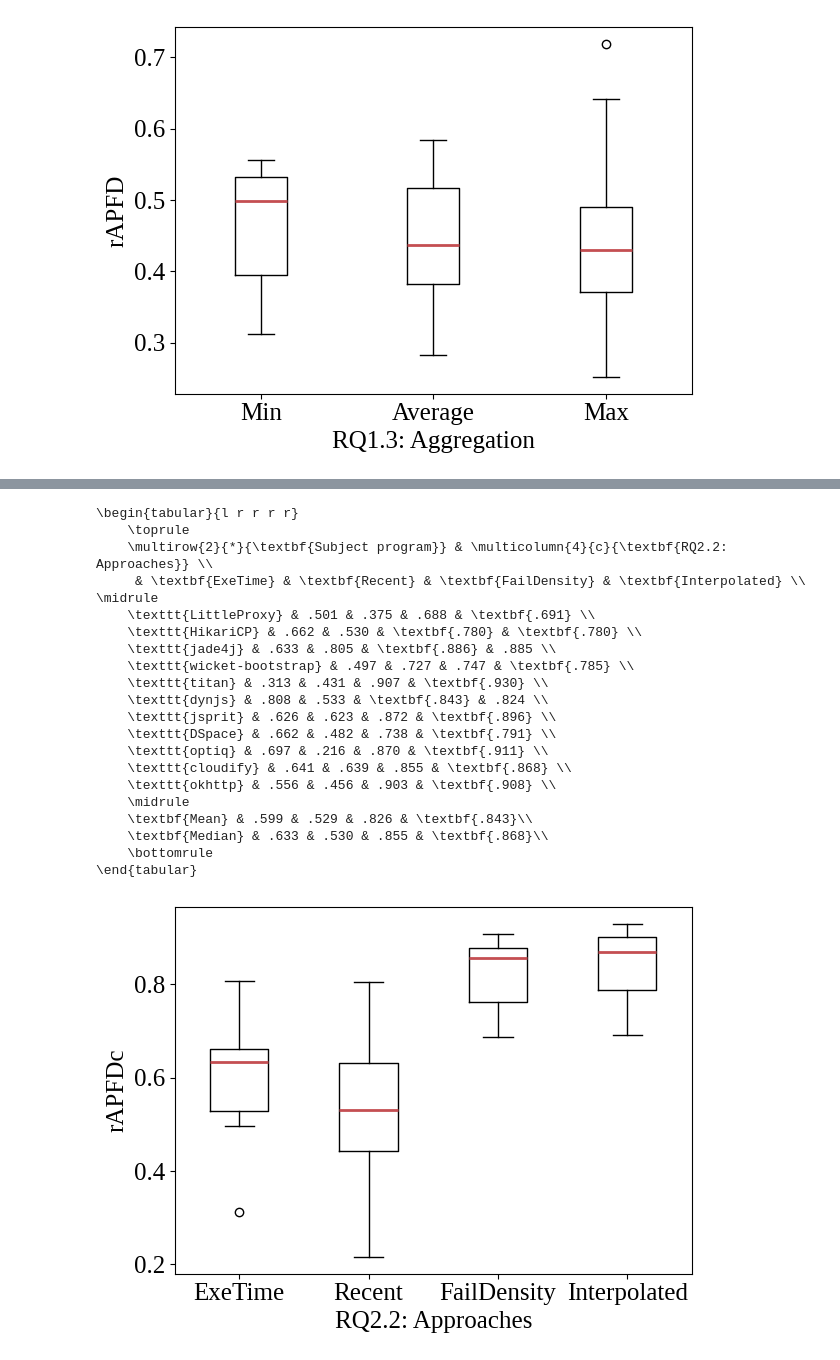
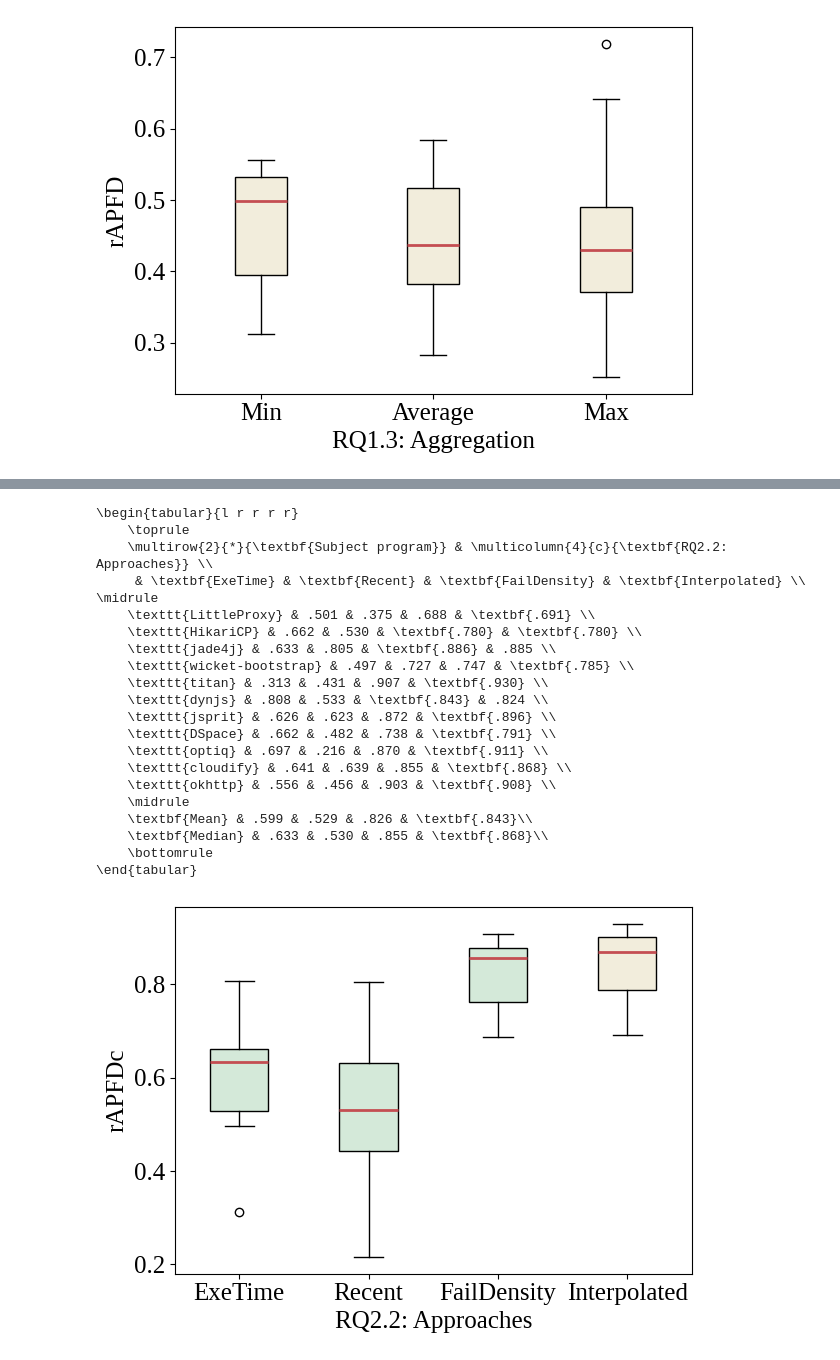
Before and after one commit to LechMadeyski/MSc25TomaszChojnacki, a Jupyter notebook: figures/figures.ipynb, the cells around one changed output, grey strips where cells are left out. Cells and saved outputs as stored; diff of their text form; code cells hidden in the pictures.

```diff
--- a/figures/figures.ipynb
+++ b/figures/figures.ipynb
@@ -34,11 +35,16 @@ def rq_boxplot(
     ais: Sequence[int],
     xlabel: str = "Approaches",
     ylabel: str = "[TODO] Metric",
-    tlabel: Sequence[str]
+    tlabel: Sequence[str],
+    baseline: int = 0,
+    negative: bool = False,
 ) -> None:
     if output is None:
         output = input
     assert len(ais) == len(tlabel)
+
+    BC = mcolors.to_rgba("C1", alpha=0.25)
+    PC = mcolors.to_rgba("C4", alpha=0.25)
 
     with Path.open(f"../tcp-framework/out/{input}.json", "r") as f:
         data = json.load(f)
@@ -47,7 +53,11 @@ def rq_boxplot(
     plt.clf()
     plt.xlabel(xlabel)
     plt.ylabel(ylabel)
-    plt.boxplot(values, tick_labels=tlabel, medianprops={"color": "C2", "linewidth": 2})
+    bp = plt.boxplot(values, tick_labels=tlabel, patch_artist=True, medianprops={"color": "C2", "linewidth": 2})
+    for bi, box in enumerate(bp["boxes"]):
+        box.set_facecolor(BC if bi < baseline else PC)
+    if negative:
+        plt.axhline(color="black", linestyle="dotted")
     plt.tight_layout()
     plt.savefig(f"./out/{output}.pdf", metadata={"CreationDate": None, "ModDate": None})
 
@@ -57,10 +67,11 @@ def rq_table(
     input: str,
     ais: Sequence[int],
     xlabel: str = "Approaches",
-    ylabel: str = "[TODO] Metric",
     tlabel: Sequence[str],
     subsequent: bool = False,
 ) -> None:
+    assert len(ais) == len(tlabel)
+
     AM = " & "
     def sp(count: int = 4) -> str:
         return " " * count
@@ -77,8 +88,6 @@ def rq_table(
         return content if not subsequent else ""
     def cells(values: Sequence[float]) -> str:
         return AM.join((fmt(v) if v + EPSILON < max(values) else bf(fmt(v))) for v in values)
-
-    assert len(ais) == len(tlabel)
 
     with Path.open(f"../tcp-framework/out/{input}.json", "r") as f:
         data = json.load(f)
@@ -108,6 +117,8 @@ def rq(
     xlabel: str = "Approaches",
     ylabel: str = "[TODO] Metric",
     tlabel: Sequence[str],
+    baseline: int = 0,
+    negative: bool = False,
     subsequent: bool = False,
 ) -> None:
     rq_boxplot(
@@ -117,12 +128,13 @@ def rq(
         xlabel=xlabel,
         ylabel=ylabel,
         tlabel=tlabel,
+        baseline=baseline,
+        negative=negative,
     )
     rq_table(
         input=input,
         ais=ais,
         xlabel=xlabel,
-        ylabel=ylabel,
         tlabel=tlabel,
         subsequent=subsequent,
     )
@@ -251,33 +264,34 @@ rq(
 # %%
 rq(
     input="rq22",
     ais=range(4),
     xlabel="RQ2.2: Approaches",
     ylabel="rAPFDc",
     tlabel=["ExeTime", "Recent", "FailDensity", "Interpolated"],
+    baseline=3,
 )
 # %% [output]
 \begin{tabular}{l r r r r}
     \toprule
     \multirow{2}{*}{\textbf{Subject program}} & \multicolumn{4}{c}{\textbf{RQ2.2: Approaches}} \\
      & \textbf{ExeTime} & \textbf{Recent} & \textbf{FailDensity} & \textbf{Interpolated} \\ \midrule
     \texttt{LittleProxy} & .501 & .375 & .688 & \textbf{.691} \\
     \texttt{HikariCP} & .662 & .530 & \textbf{.780} & \textbf{.780} \\
     \texttt{jade4j} & .633 & .805 & \textbf{.886} & .885 \\
     \texttt{wicket-bootstrap} & .497 & .727 & .747 & \textbf{.785} \\
     \texttt{titan} & .313 & .431 & .907 & \textbf{.930} \\
     \texttt{dynjs} & .808 & .533 & \textbf{.843} & .824 \\
     \texttt{jsprit} & .626 & .623 & .872 & \textbf{.896} \\
     \texttt{DSpace} & .662 & .482 & .738 & \textbf{.791} \\
     \texttt{optiq} & .697 & .216 & .870 & \textbf{.911} \\
     \texttt{cloudify} & .641 & .639 & .855 & \textbf{.868} \\
     \texttt{okhttp} & .556 & .456 & .903 & \textbf{.908} \\
     \midrule
     \textbf{Mean} & .599 & .529 & .826 & \textbf{.843}\\
     \textbf{Median} & .633 & .530 & .855 & \textbf{.868}\\
     \bottomrule
 \end{tabular}
-[figure, old version]
+[figure, new version]
 # %%
 rq(
     input="rq23",
```
Also changed, not shown: parts of 7 cells of this notebook, 16 other files.
